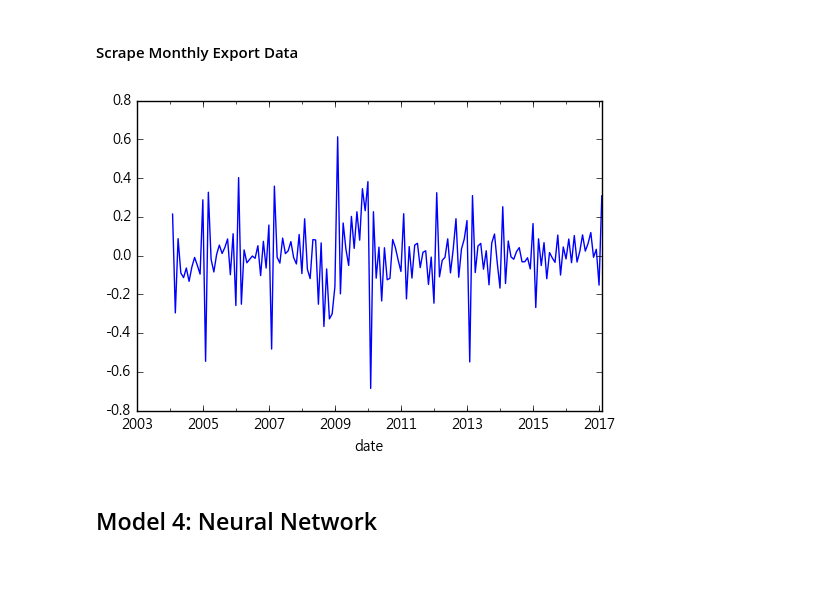
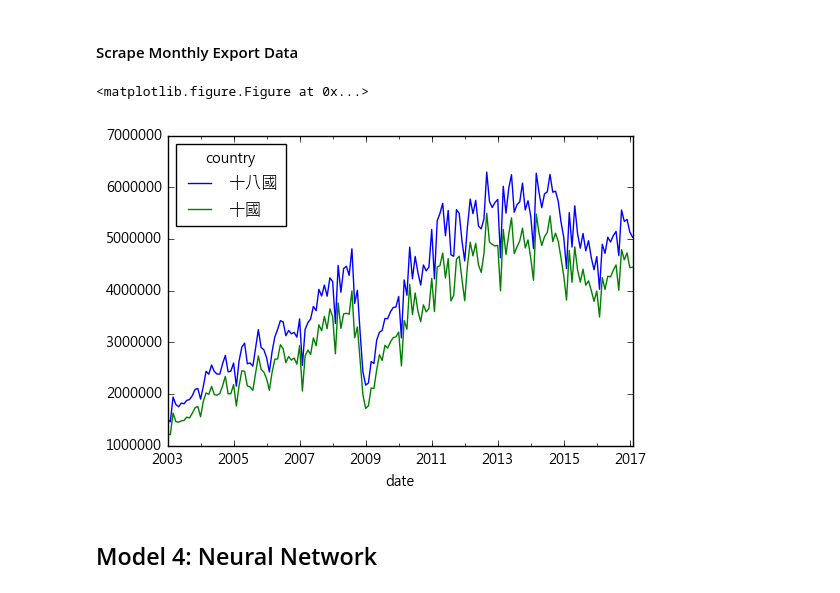
Before and after one commit to lincht/TradeModel, a Jupyter notebook: model/growth_pred.ipynb, the cells around one changed output. Saved outputs shown, nothing was run; the diff lists cells and outputs as text; code cells hidden in the pictures.

Commit message:
Add sums of data for newsouth countries

```diff
--- a/model/growth_pred.ipynb
+++ b/model/growth_pred.ipynb
@@ -70,11 +70,11 @@ def get_mof_ts():
                    'searchInfo.EndMonth': '12',
                    'searchInfo.TypeTime': '0',
                    'searchInfo.Type': 'MoneyUSD',
-                   'searchInfo.CountryName': '千里達,土耳其,土庫曼,大溪地,不丹,中非,中國大陸,丹麥,厄瓜多,厄利垂亞,巴布亞紐幾內亞,巴西,巴貝多,巴拉圭,巴林,巴哈馬,巴拿馬,巴勒斯坦,巴基斯坦,日本,比利時,牙買加,以色列,加拿大,加彭,北韓,卡達,古巴,史瓦濟蘭,尼日,尼加拉瓜,尼泊爾,布吉納法索,未列名法屬中美洲領域,未列名美屬中美洲領域,未列名美屬太平洋領域,未列名英屬中美洲領域,瓜地馬拉,甘比亞,白俄羅斯,立陶宛,伊拉克,伊朗,冰島,列支敦斯登,匈牙利,印尼,印度,吉布地,吉里巴斯,吉爾吉斯,吐瓦魯,多米尼克,多明尼加,多哥,安地卡,安圭拉,安哥拉,安道爾,衣索比亞,西班牙,西撒哈拉,克羅埃西亞,利比亞,宏都拉斯,希臘,沙烏地阿拉伯,汶萊,貝里斯,貝南,赤道幾內亞,辛巴威,亞美尼亞,亞塞拜然,其他大洋洲國家,其他中東及近東國家,其他中美洲國家,其他北美洲國家,其他亞洲國家,其他非洲國家,其他南美洲國家,其他國家,其他歐洲國家,坦尚尼亞,奈及利亞,委內瑞拉,孟加拉,尚比亞,帛琉,拉脫維亞,東加,波士尼亞赫塞哥維納,波札那,波多黎各,波蘭,法國,法屬圭亞那,肯亞,芬蘭,阿拉伯聯合大公國,阿根廷,阿曼,阿富汗,阿爾及利亞,阿爾巴尼亞,保加利亞,俄羅斯,南非,南韓,南蘇丹,哈薩克,柬埔寨,查德,玻利維亞,科威特,突尼西亞,約旦,美國,美屬薩摩亞,茅利塔尼亞伊斯蘭共和國,英國,迦納,香港,剛果,剛果民主共和國,哥倫比亞,哥斯大黎加,埃及,挪威,格陵蘭,格瑞那達,泰國,海地,烏干達,烏克蘭,烏拉圭,烏茲別克,琉球,秘魯,索馬利亞,索羅門群島,紐西蘭,納米比亞,納維斯,馬利,馬來西亞,馬其頓,馬拉威,馬約特,馬紹爾群島共和國,馬達加斯加,馬爾他,馬爾地夫,捷克,捷克,教廷,敘利亞,莫三比克,荷蘭,喀麥隆,喬治亞,幾內亞,幾內亞比索,斐濟,斯里蘭卡,斯洛伐克,斯洛維尼亞,智利,菲律賓,象牙海岸,越南,塞內加爾,塞席爾,塞爾維亞,塞爾維亞與蒙特內哥羅,塔吉克,奧地利,愛沙尼亞,愛爾蘭,新加坡,新克里多尼亞,獅子山,瑞士,瑞典,萬那杜,義大利,聖文森,聖多美普林西比,聖克里斯多福,聖馬利諾,聖露西亞,葉門,葛摩聯盟,葡萄牙,維德角,蒙古,蒙特內哥羅共和國,蒙瑟拉特,蒲隆地,蓋亞那,寮國,德國,摩洛哥,摩納哥,摩爾多瓦,模里西斯,緬甸,黎巴嫩,墨西哥,澳大利亞,澳門,盧安達,盧森堡,諾魯,賴比瑞亞,賴索托,賽普勒斯,薩伊,薩爾瓦多,薩摩亞,羅馬尼亞,關島,蘇丹,蘇利南,蘇聯',
+                   'searchInfo.CountryName': '全部國家合計,千里達,土耳其,土庫曼,大溪地,不丹,中非,中國大陸,丹麥,厄瓜多,厄利垂亞,巴布亞紐幾內亞,巴西,巴貝多,巴拉圭,巴林,巴哈馬,巴拿馬,巴勒斯坦,巴基斯坦,日本,比利時,牙買加,以色列,加拿大,加彭,北韓,卡達,古巴,史瓦濟蘭,尼日,尼加拉瓜,尼泊爾,布吉納法索,未列名法屬中美洲領域,未列名美屬中美洲領域,未列名美屬太平洋領域,未列名英屬中美洲領域,瓜地馬拉,甘比亞,白俄羅斯,立陶宛,伊拉克,伊朗,冰島,列支敦斯登,匈牙利,印尼,印度,吉布地,吉里巴斯,吉爾吉斯,吐瓦魯,多米尼克,多明尼加,多哥,安地卡,安圭拉,安哥拉,安道爾,衣索比亞,西班牙,西撒哈拉,克羅埃西亞,利比亞,宏都拉斯,希臘,沙烏地阿拉伯,汶萊,貝里斯,貝南,赤道幾內亞,辛巴威,亞美尼亞,亞塞拜然,其他大洋洲國家,其他中東及近東國家,其他中美洲國家,其他北美洲國家,其他亞洲國家,其他非洲國家,其他南美洲國家,其他國家,其他歐洲國家,坦尚尼亞,奈及利亞,委內瑞拉,孟加拉,尚比亞,帛琉,拉脫維亞,東加,波士尼亞赫塞哥維納,波札那,波多黎各,波蘭,法國,法屬圭亞那,肯亞,芬蘭,阿拉伯聯合大公國,阿根廷,阿曼,阿富汗,阿爾及利亞,阿爾巴尼亞,保加利亞,俄羅斯,南非,南韓,南蘇丹,哈薩克,柬埔寨,查德,玻利維亞,科威特,突尼西亞,約旦,美國,美屬薩摩亞,茅利塔尼亞伊斯蘭共和國,英國,迦納,香港,剛果,剛果民主共和國,哥倫比亞,哥斯大黎加,埃及,挪威,格陵蘭,格瑞那達,泰國,海地,烏干達,烏克蘭,烏拉圭,烏茲別克,琉球,秘魯,索馬利亞,索羅門群島,紐西蘭,納米比亞,納維斯,馬利,馬來西亞,馬其頓,馬拉威,馬約特,馬紹爾群島共和國,馬達加斯加,馬爾他,馬爾地夫,捷克,捷克,教廷,敘利亞,莫三比克,荷蘭,喀麥隆,喬治亞,幾內亞,幾內亞比索,斐濟,斯里蘭卡,斯洛伐克,斯洛維尼亞,智利,菲律賓,象牙海岸,越南,塞內加爾,塞席爾,塞爾維亞,塞爾維亞與蒙特內哥羅,塔吉克,奧地利,愛沙尼亞,愛爾蘭,新加坡,新克里多尼亞,獅子山,瑞士,瑞典,萬那杜,義大利,聖文森,聖多美普林西比,聖克里斯多福,聖馬利諾,聖露西亞,葉門,葛摩聯盟,葡萄牙,維德角,蒙古,蒙特內哥羅共和國,蒙瑟拉特,蒲隆地,蓋亞那,寮國,德國,摩洛哥,摩納哥,摩爾多瓦,模里西斯,緬甸,黎巴嫩,墨西哥,澳大利亞,澳門,盧安達,盧森堡,諾魯,賴比瑞亞,賴索托,賽普勒斯,薩伊,薩爾瓦多,薩摩亞,羅馬尼亞,關島,蘇丹,蘇利南,蘇聯',
                    'noData': 'false'}
         resp = requests.post(url, data=payload, verify=False)
         skiprows = None
-        # For data after 2016, need to remove the header "註：105年起按一般貿易制度編製。"
+        # For data after 2016, need to remove header "註：105年起按一般貿易制度編製。"
         if year >= 105:
             skiprows = 1
         # Get data in bytes, decode, and convert to dataframe
@@ -97,18 +97,26 @@ def get_mof_ts():
     # Make wide dataframe
     df = pd.pivot_table(df, index=df.index, columns='country', values='export', fill_value=0)
 
+    # Sum of newsouth eighteen and ten
+    eighteen = ['不丹', '印尼', '印度', '孟加拉', '寮國', '尼泊爾', '巴基斯坦', '斯里蘭卡', '新加坡',
+                '柬埔寨', '汶萊', '泰國', '澳大利亞', '紐西蘭', '緬甸', '菲律賓', '越南', '馬來西亞']
+    ten = ['印尼', '寮國', '新加坡', '柬埔寨', '汶萊', '泰國', '緬甸', '菲律賓', '越南', '馬來西亞']
+    df['十八國'] = df.loc[:, eighteen].sum(axis=1)
+    df['十國'] = df.loc[:, ten].sum(axis=1)
+
     return df
 
 ts = get_mof_ts()
 # %%
 import matplotlib.pyplot as plt
 import numpy as np
 
 plt.clf()
-ts['中國大陸'].apply(func=np.log).diff(12).diff().plot()
+ts[['十八國', '十國']].plot()
 plt.show()
 # %% [output]
+<matplotlib.figure.Figure at 0x...>
-[figure, old version]
+[figure, new version]
 # %% [markdown]
 ## Model 4: Neural Network
 # %% [markdown]
```
